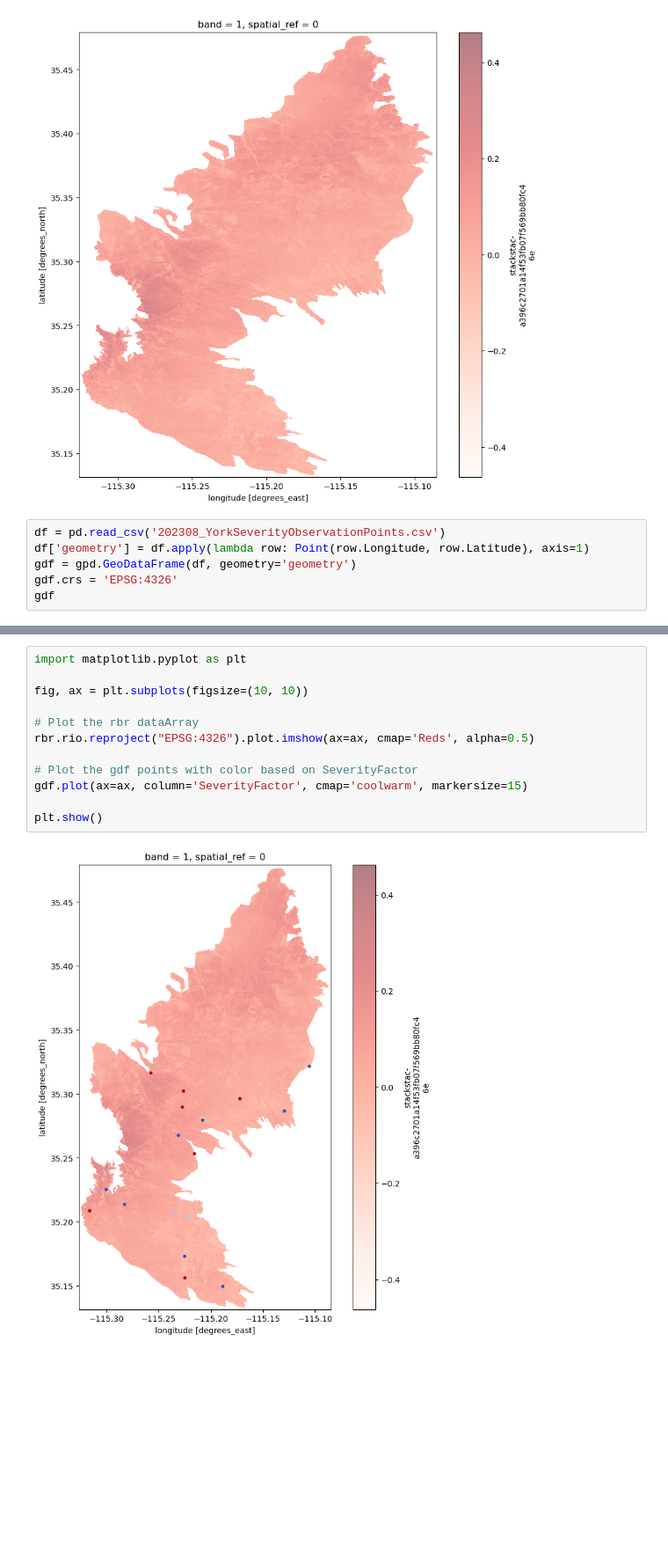
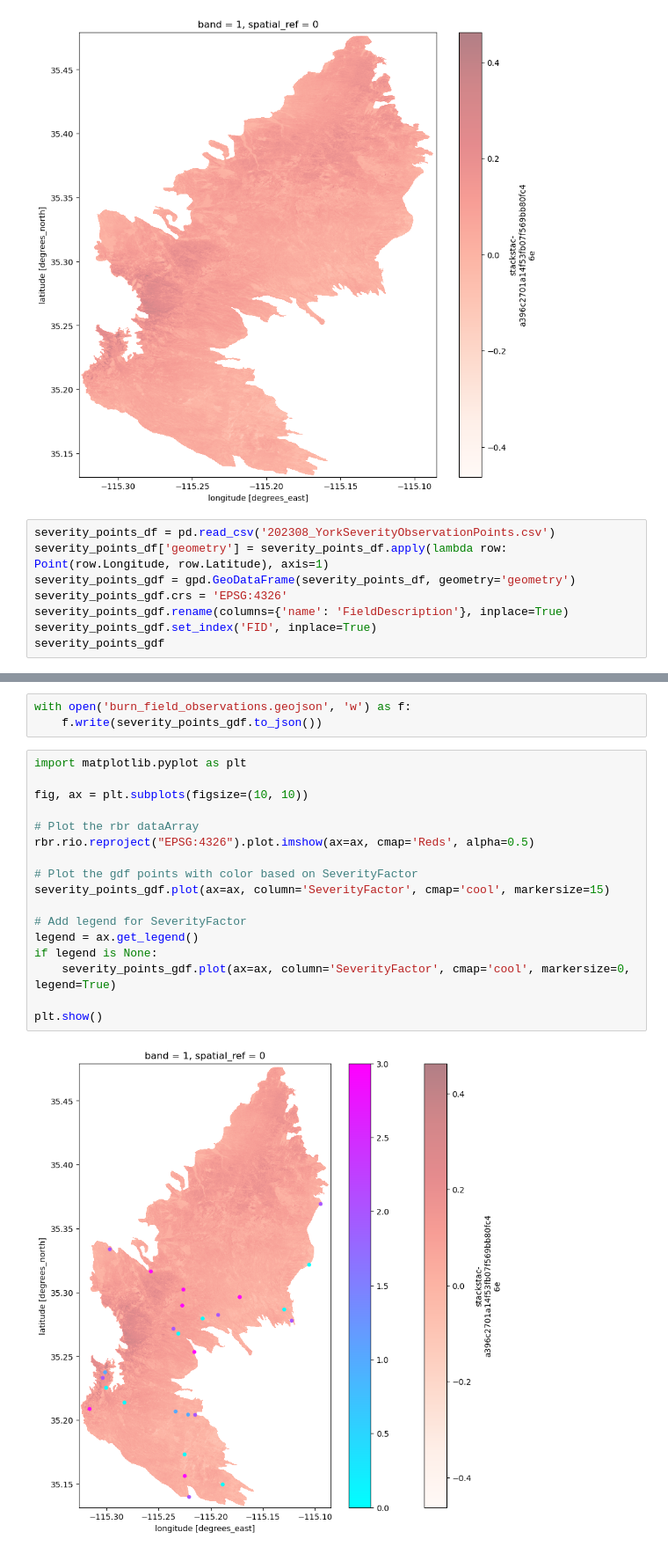
Before and after one commit to SchmidtDSE/burn-severity-mapping-poc, a Jupyter notebook: exploratory/ground_truth_comparison_york.ipynb, the cells around one changed output, grey strips where cells are left out. Shown at 88% size. Cells and saved outputs as stored; diff of their text form; blank space fills up the shorter version.

```diff
--- a/exploratory/ground_truth_comparison_york.ipynb
+++ b/exploratory/ground_truth_comparison_york.ipynb
@@ -74,9 +80,11 @@ plt.show()
 # %% [output]
 [figure]
 # %%
-df = pd.read_csv('202308_YorkSeverityObservationPoints.csv')
-df['geometry'] = df.apply(lambda row: Point(row.Longitude, row.Latitude), axis=1)
-gdf = gpd.GeoDataFrame(df, geometry='geometry')
-gdf.crs = 'EPSG:4326'
-gdf
+severity_points_df = pd.read_csv('202308_YorkSeverityObservationPoints.csv')
+severity_points_df['geometry'] = severity_points_df.apply(lambda row: Point(row.Longitude, row.Latitude), axis=1)
+severity_points_gdf = gpd.GeoDataFrame(severity_points_df, geometry='geometry')
+severity_points_gdf.crs = 'EPSG:4326'
+severity_points_gdf.rename(columns={'name': 'FieldDescription'}, inplace=True)
+severity_points_gdf.set_index('FID', inplace=True)
+severity_points_gdf
 # %% [output]
@@ -100,14 +109,22 @@ gdf
+# %%
+with open('burn_field_observations.geojson', 'w') as f:
+    f.write(severity_points_gdf.to_json())
 # %%
 import matplotlib.pyplot as plt
 
 fig, ax = plt.subplots(figsize=(10, 10))
 
 # Plot the rbr dataArray
 rbr.rio.reproject("EPSG:4326").plot.imshow(ax=ax, cmap='Reds', alpha=0.5)
 
 # Plot the gdf points with color based on SeverityFactor
-gdf.plot(ax=ax, column='SeverityFactor', cmap='coolwarm', markersize=15)
+severity_points_gdf.plot(ax=ax, column='SeverityFactor', cmap='cool', markersize=15)
+
+# Add legend for SeverityFactor
+legend = ax.get_legend()
+if legend is None:
+    severity_points_gdf.plot(ax=ax, column='SeverityFactor', cmap='cool', markersize=0, legend=True)
 
 plt.show()
 # %% [output]
-[figure, old version]
+[figure, new version]
```
Also changed, not shown: parts of 17 cells of this notebook, 2 other files.
